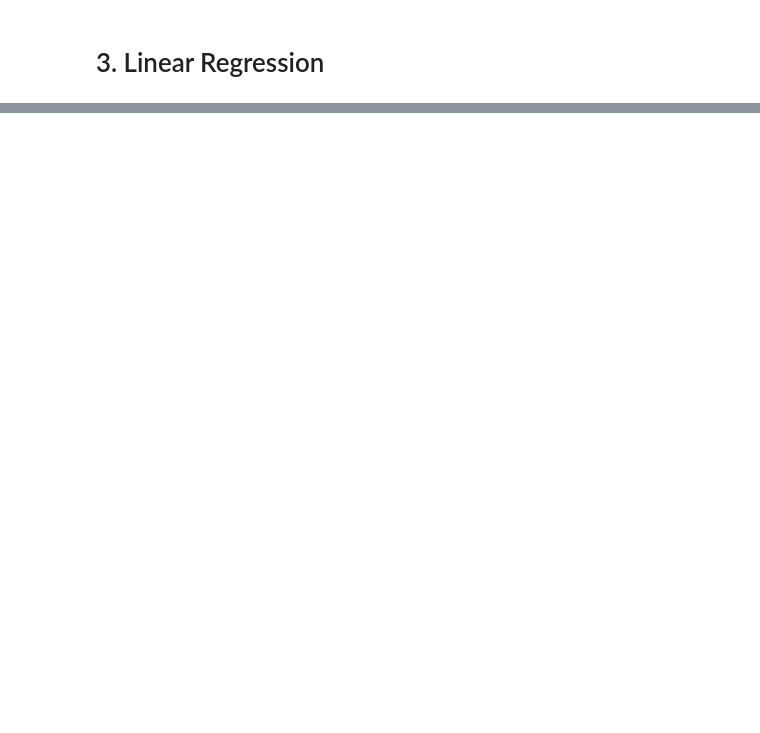
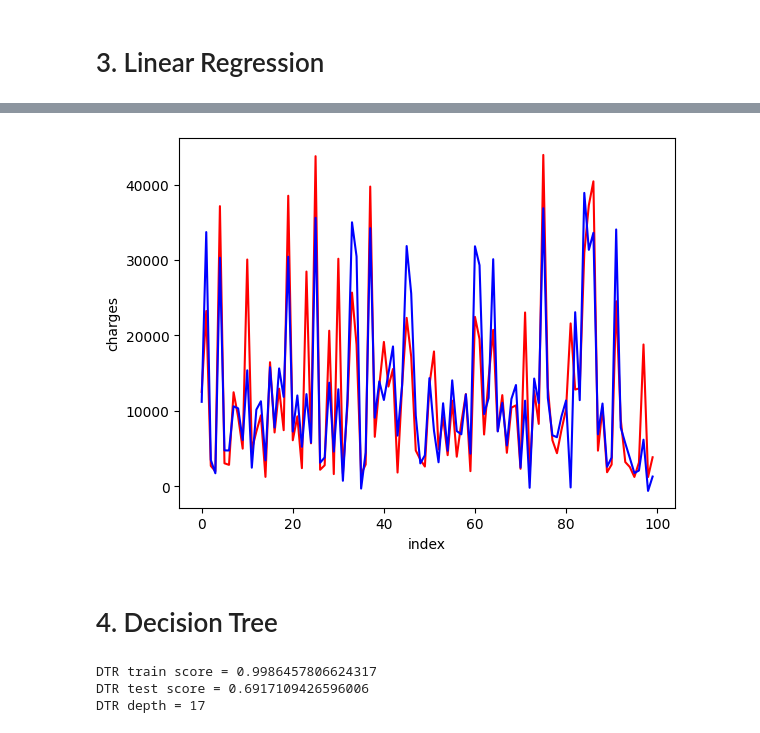
Before and after one commit to JangWoojun/Machine-Learning, a Jupyter notebook: 보험료_회귀.ipynb, the cells around one changed output, grey strips where cells are left out. Drawn from its saved outputs; the diff is of its cells as text; code cells hidden in the pictures; blank space fills up the shorter version.

```diff
--- a/보험료_회귀.ipynb
+++ b/보험료_회귀.ipynb
@@ -201,0 +242,25 @@ print(lr.predict(me))
+# %%
+# 실제 값과 예측 값 시각화: 몇 개만 확인하자
+num = 100
+plt.plot(range(num), y_test[:num], c="r") # 실제 값
+plt.plot(range(num), lr_pred[:num], c="b") # 예측 값
+plt.xlabel("index")
+plt.ylabel("charges")
+plt.show()
+# %% [output]
+[figure, added]
+# %% [markdown]
+# 4. Decision Tree
+# %%
+# DTR을 사용해서 학습, score 출력, depth도 출력
+from sklearn.tree import DecisionTreeRegressor, plot_tree
+
+dtr = DecisionTreeRegressor()
+dtr.fit(X_train, y_train)
+print(f"DTR train score = {dtr.score(X_train, y_train)}")
+print(f"DTR test score = {dtr.score(X_test, y_test)}")
+print(f"DTR depth = {dtr.get_depth()}")
+# %% [output]
+DTR train score = 0.9986457806624317
+DTR test score = 0.6917109426596006
+DTR depth = 17
```
Also changed, not shown: parts of 33 cells of this notebook.
